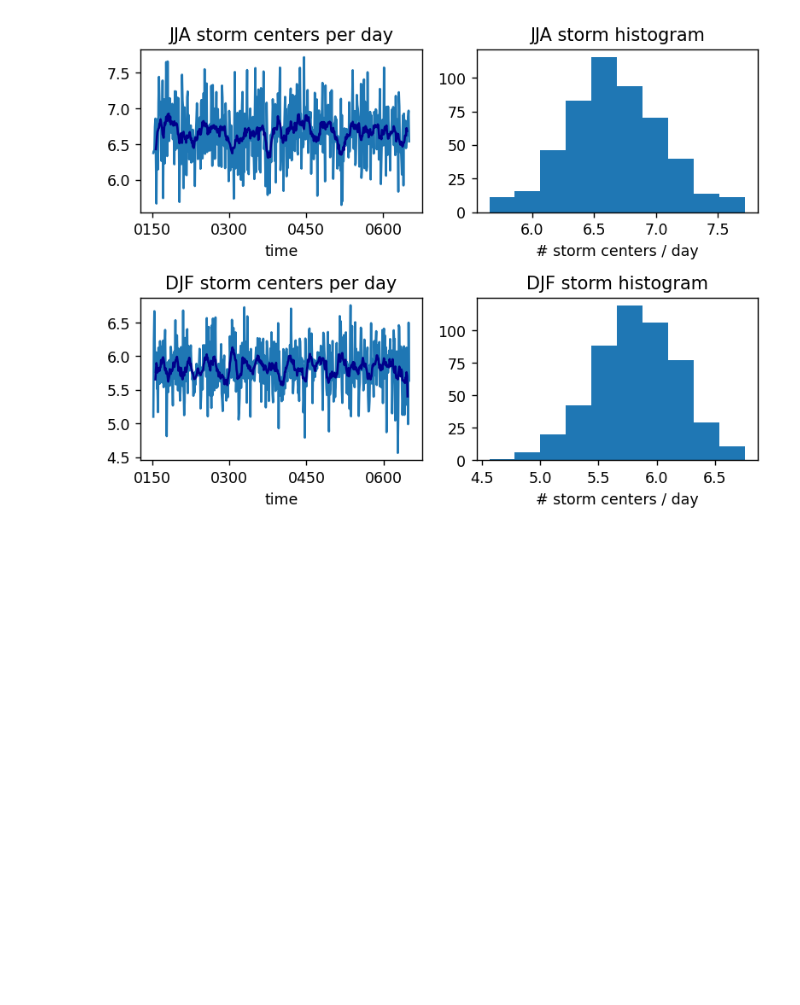
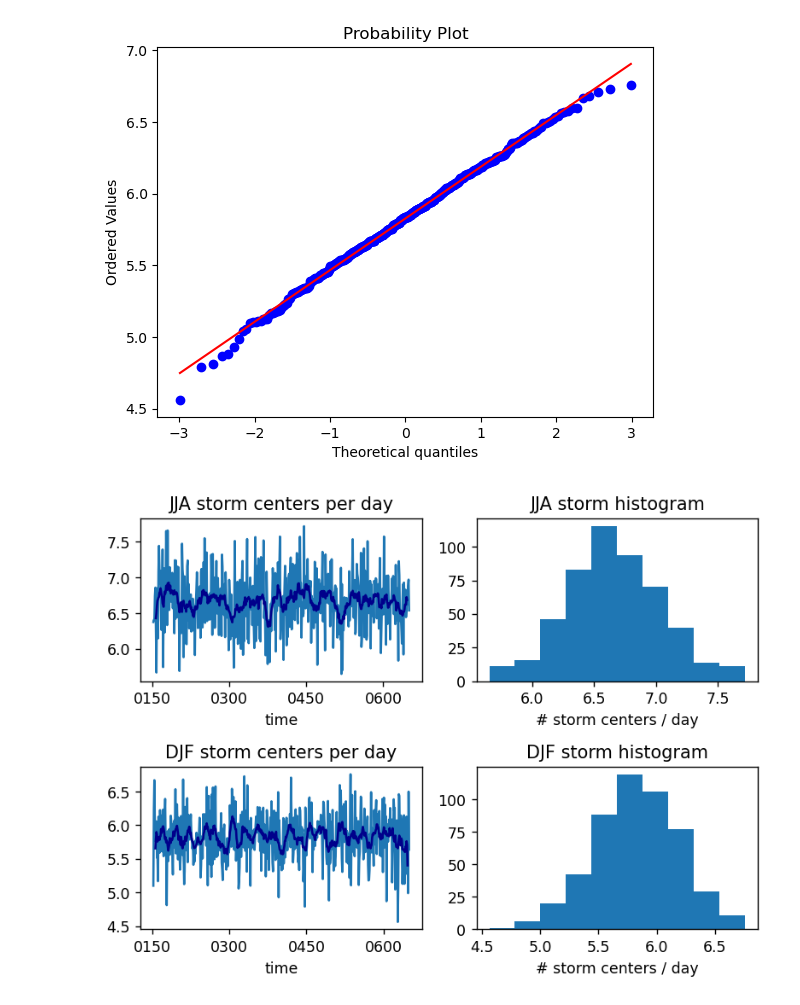
Before and after one commit to keturner8/stormtrack_variability, a Jupyter notebook: notebooks/storm_center_variability_CM4_CMIP.ipynb, the cells around one changed output. Saved outputs shown, nothing was run; the diff lists cells and outputs as text; code cells hidden in the pictures; blank space fills up the shorter version.

```diff
--- a/notebooks/storm_center_variability_CM4_CMIP.ipynb
+++ b/notebooks/storm_center_variability_CM4_CMIP.ipynb
@@ -37,3 +59,9 @@ idx_djf = storms_seasonal.time.dt.month == 12
+# %%
+measurements = (1 / (90 * 4) * storms_seasonal)[idx_djf][1:-1].data
+stats.probplot(measurements, dist="norm", plot=pylab)
+pylab.show()
+# %% [output]
+[figure, added]
 # %%
 fig, axs = plt.subplots(ncols=2, nrows=2, dpi=125)
 axs = axs.flatten()
```
Also changed, not shown: parts of 5 cells of this notebook, 17 other files.
